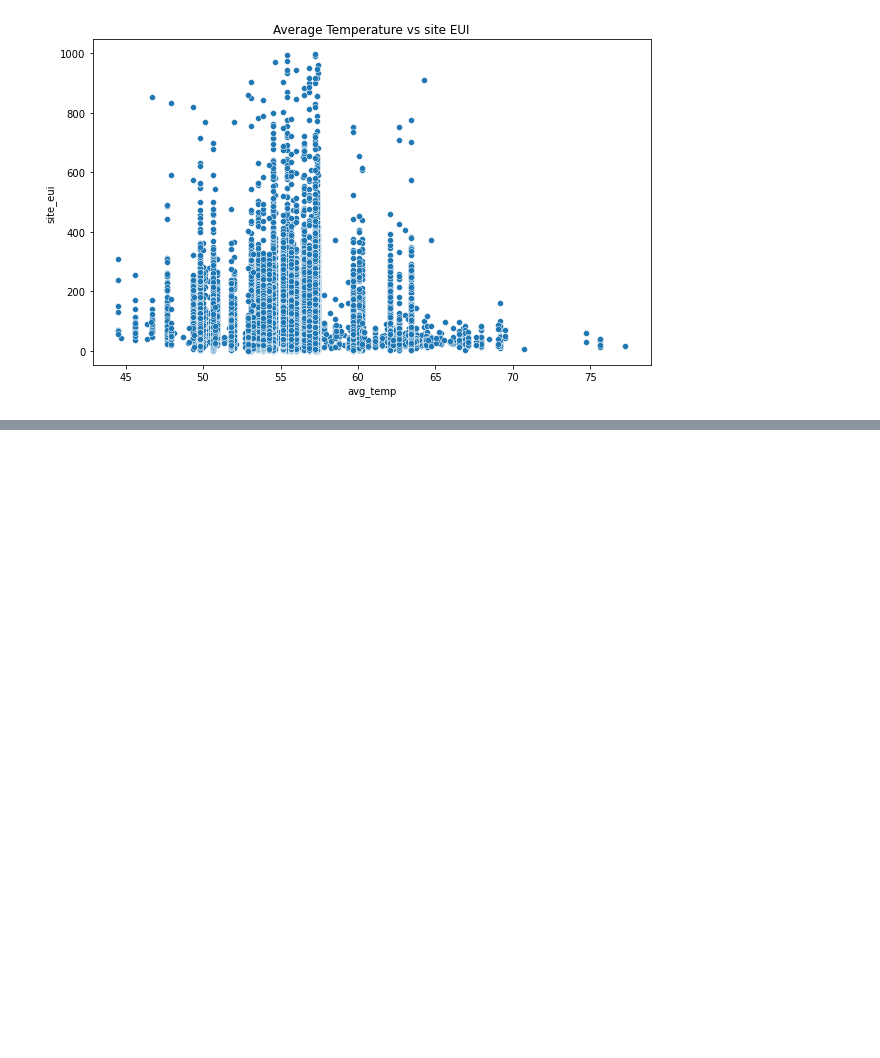
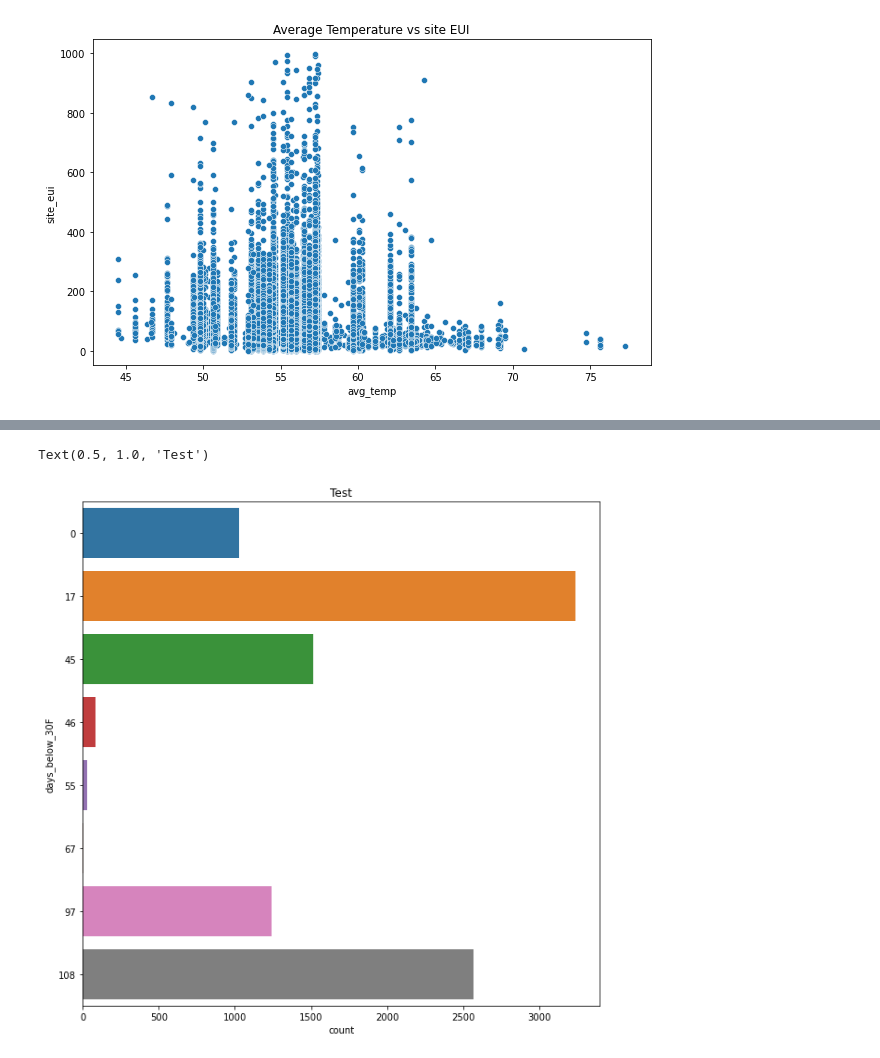
Before and after one commit to ccollado7/wds-datathon-2022, a Jupyter notebook: notebooks/EDA/kaggle-wds-EDA.ipynb, the cells around one changed output, grey strips where cells are left out. Cells and saved outputs as stored; diff of their text form; code cells hidden in the pictures; blank space fills up the shorter version.

```diff
--- a/notebooks/EDA/kaggle-wds-EDA.ipynb
+++ b/notebooks/EDA/kaggle-wds-EDA.ipynb
@@ -930,0 +942,7 @@ Text(0.5, 1.0, 'Average Temperature vs site EUI')
+# %%
+plt.figure(figsize=(10,10))
+sns.countplot(y="days_below_30F",data=test)
+plt.title('Test')
+# %% [output]
+Text(0.5, 1.0, 'Test')
+[figure, added]
```
Also changed, not shown: parts of 87 cells of this notebook.
